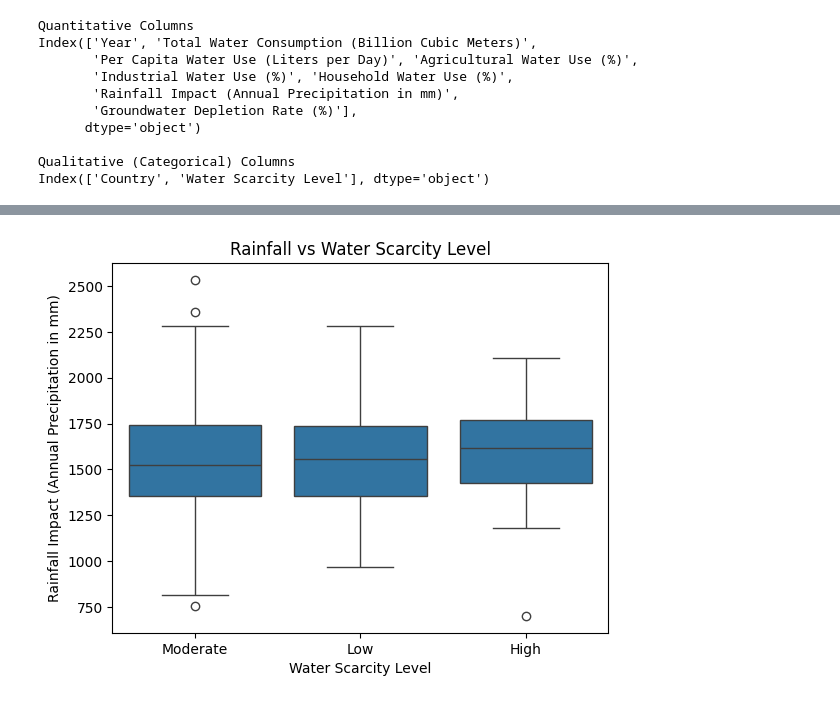
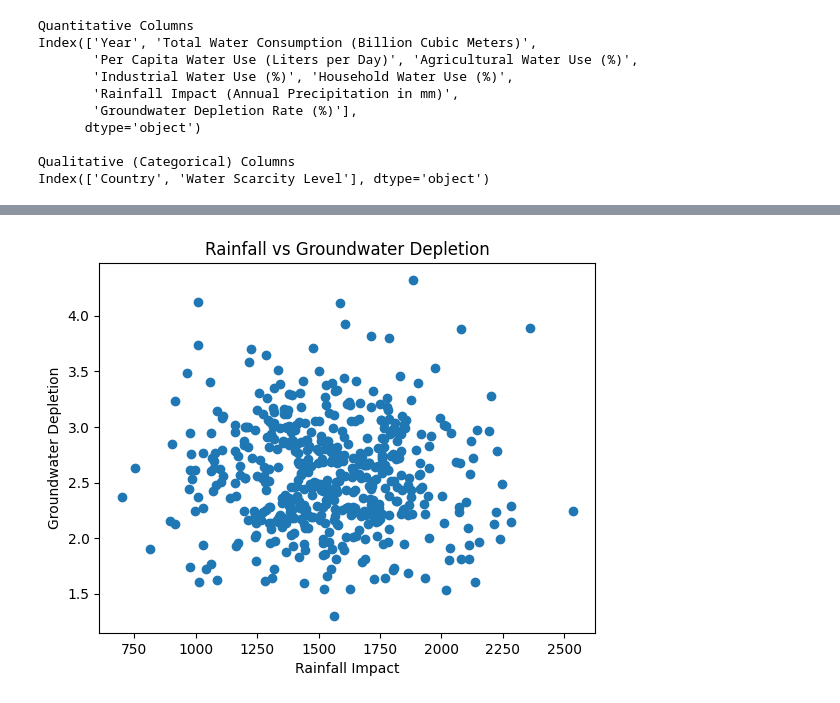
Before and after one commit to Madhav-Garibnawaz/Water-Usage-Analysis-System, a Jupyter notebook: water_usage_analysis.ipynb, the cells around one changed output, grey strips where cells are left out. Saved outputs shown, nothing was run; the diff lists cells and outputs as text; code cells hidden in the pictures.

Commit message:
Updated final water usage analysis notebook

```diff
--- a/water_usage_analysis.ipynb
+++ b/water_usage_analysis.ipynb
@@ -113,8 +95,12 @@ Name: count, dtype: int64
 # %%
-# Rainfall vs Water Scarcity Level -> Rainfall is a natural replenishment factor.
+# Bivariate Analysis
+# Rainfall vs Groundwater
+plt.scatter(df['Rainfall Impact (Annual Precipitation in mm)'],
+            df['Groundwater Depletion Rate (%)'])
 
-sns.boxplot(data=df, x='Water Scarcity Level', y='Rainfall Impact (Annual Precipitation in mm)')
-plt.title("Rainfall vs Water Scarcity Level")
+plt.xlabel("Rainfall Impact")
+plt.ylabel("Groundwater Depletion")
+plt.title("Rainfall vs Groundwater Depletion")
 plt.show()
 # %% [output]
-[figure, old version]
+[figure, new version]
```
Also changed, not shown: parts of 25 cells of this notebook.
